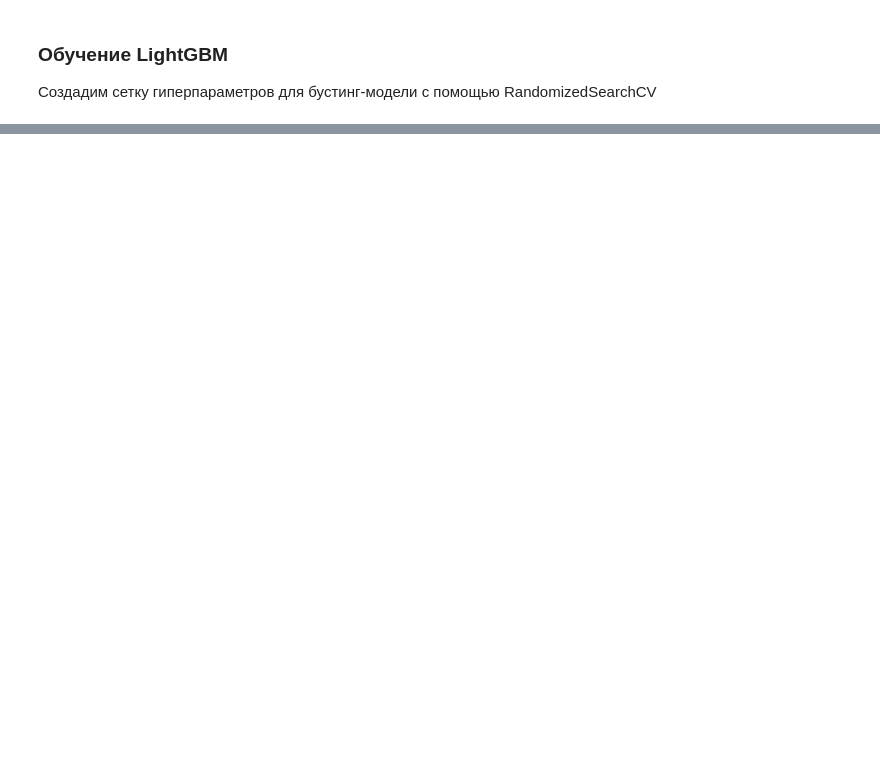
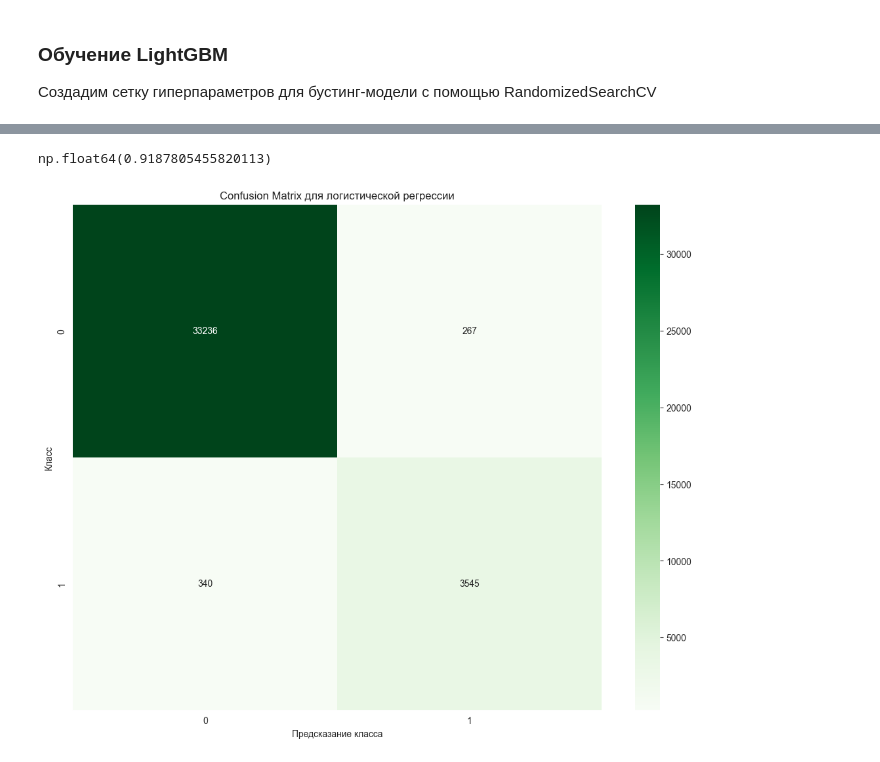
Before and after one commit to Moncervers/comments_tonal_analysis, a Jupyter notebook: analysis_using_BERT.ipynb, the cells around one changed output, grey strips where cells are left out. Cells and saved outputs as stored; diff of their text form; code cells hidden in the pictures; blank space fills up the shorter version.

```diff
--- a/analysis_using_BERT.ipynb
+++ b/analysis_using_BERT.ipynb
@@ -312,6 +305,6 @@ df
 
 Для создания эмбеддингов будем использовать предобученную модель BERT на английском тексте. Она позволяет получить векторное представление текста, которое можно использовать для классификации.
 # %%
-tokenizer = transformers.BertTokenizer.from_pretrained('bert-base-cased')
-model = transformers.BertModel.from_pretrained('bert-base-cased')
+tokenizer = transformers.AutoTokenizer.from_pretrained("unitary/toxic-bert")
+model = transformers.AutoModel.from_pretrained("unitary/toxic-bert")
 model.to(DEFAULT_DEVICE)  # Переносим модель на устройство
@@ -363,10 +335,19 @@ embeddings = get_bert_embeddings(df['text'].tolist(), batch_size=8)
 # %%
-# Сохраняем эмбеддинги в файл
-np.save('data/embeddings_base_full.npy', embeddings)
+try:
+    # Загружаем эмбеддинги из файла
+    embeddings = np.load('data/embeddings_toxic_1200_a-z_only.npy')
+except:
+    # Создаем эмбеддинги
+    embeddings = get_bert_embeddings(df['text'].tolist(), batch_size=8)
 
-# Загружаем эмбеддинги из файла
-embeddings = np.load('data/embeddings_base_full.npy')
+    # Сохраняем эмбеддинги в файл
+    np.save('data/embeddings_toxic_1200_a-z_only.npy', embeddings)
 # %%
-# Проверяем размерность эмбеддингов
-embeddings.shape
+try:
+    # Проверяем размерность эмбеддингов
+    print(embeddings.shape)
+except:
+    # Загрузка в разы быстрее, чем перевод из списка в numpy-массив
+    embeddings = np.load('data/embeddings_toxic_1200_a-z_only.npy')
+    print(embeddings.shape)
 # %% [output]
@@ -426,7 +407,7 @@ logreg_rs = RandomizedSearchCV(
     scoring='f1',
     cv=5,
     random_state=RANDOM_SEED,
-    n_jobs=1
+    n_jobs=2
 )
 # %%
 %%time
@@ -535,0 +464,27 @@ logreg_rs.score(X_train, y_train)
+# %%
+# Проверка качества логистической регрессии на тестовой выборке
+cross_val_score(logreg_rs.best_estimator_,
+                X_test,
+                y_test,
+                cv=5,
+                scoring='f1').mean()
+# %% [output]
+np.float64(0.9187805455820113)
+# %%
+# Визуализация
+plt.figure(figsize=(13, 10))
+
+# Матрица для логистической регрессии
+sns.heatmap(
+    confusion_matrix(y_test, logreg_rs.predict(X_test)),
+    annot=True,
+    fmt='d',
+    cmap='Greens',
+)
+plt.xlabel('Предсказание класса')
+plt.ylabel('Класс')
+plt.title('Confusion Matrix для логистической регрессии')
+
+plt.show()
+# %% [output]
+[figure, added]
```
Also changed, not shown: parts of 26 cells of this notebook.
